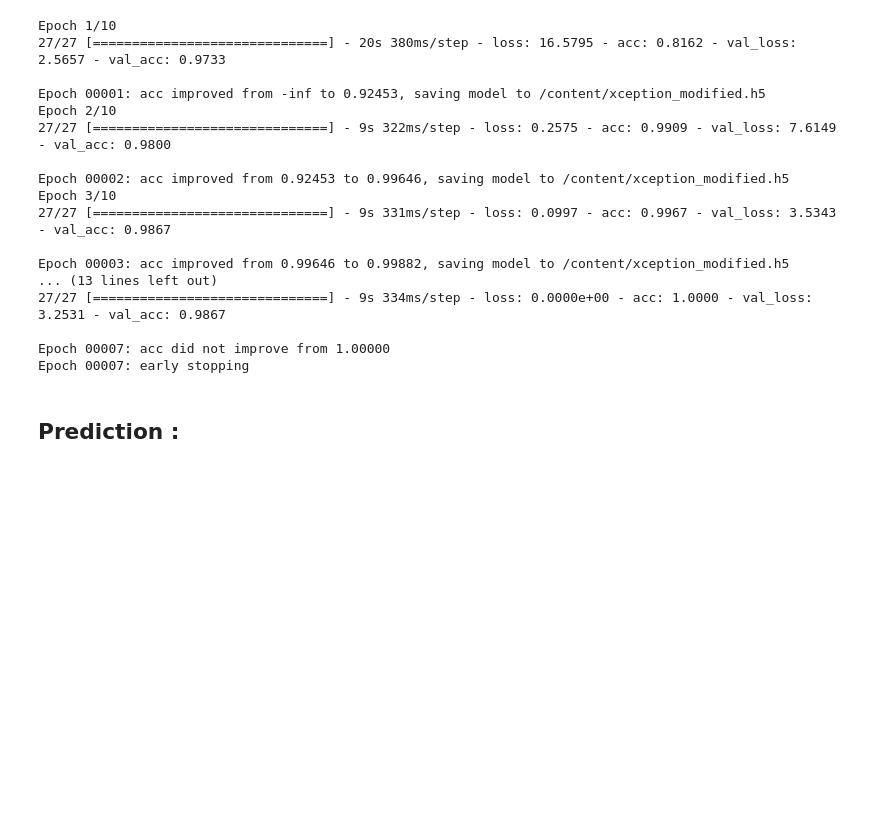
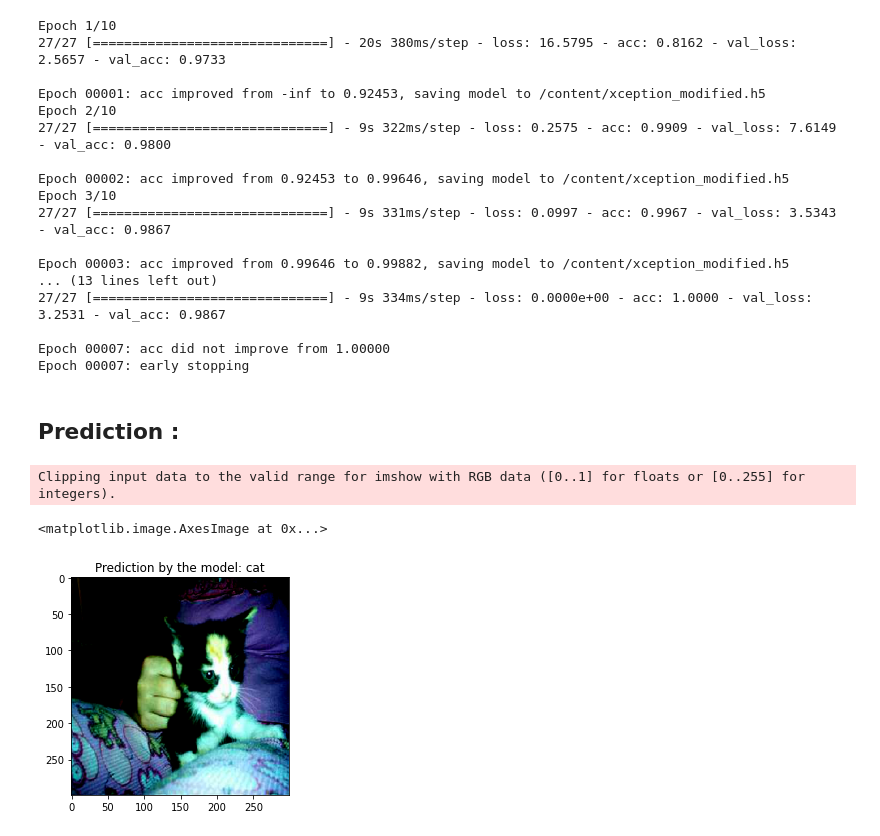
Before and after one commit to DeepankarAcharyya/transfer_learning_demo, a Jupyter notebook: Dogs_vs_Cats.ipynb, the cells around one changed output. Saved outputs shown, nothing was run; the diff lists cells and outputs as text; code cells hidden in the pictures; blank space fills up the shorter version.

Commit message:
finished the model

```diff
--- a/Dogs_vs_Cats.ipynb
+++ b/Dogs_vs_Cats.ipynb
@@ -267,3 +266,31 @@ Epoch 00007: acc did not improve from 1.00000
 Epoch 00007: early stopping
 # %% [markdown]
 ## Prediction :
+# %%
+model.load_weights(checkpoint_path)
+# %%
+def read_image_for_prediction(file_path):
+  image = load_img(file_path, target_size=(299,299))
+  image = img_to_array(image)
+  image = np.expand_dims(image,axis=0)
+  image = preprocess_input(image)
+
+  return image
+# %%
+def return_class(pred):
+  if pred[0][0]==0:
+    return 'cat'
+  else:
+    return 'dog'
+# %%
+np.random.shuffle(test_images)
+pred_image = read_image_for_prediction(os.path.join(test_dir,test_images[0]))
+pred = model.predict(pred_image)
+# %%
+prediction = 'Prediction by the model: ' + return_class(pred)
+plt.title(prediction)
+plt.imshow(np.squeeze(pred_image))
+# %% [output]
+Clipping input data to the valid range for imshow with RGB data ([0..1] for floats or [0..255] for integers).
+<matplotlib.image.AxesImage at 0x...>
+[figure, added]
```
Also changed, not shown: parts of 1 cell of this notebook.
